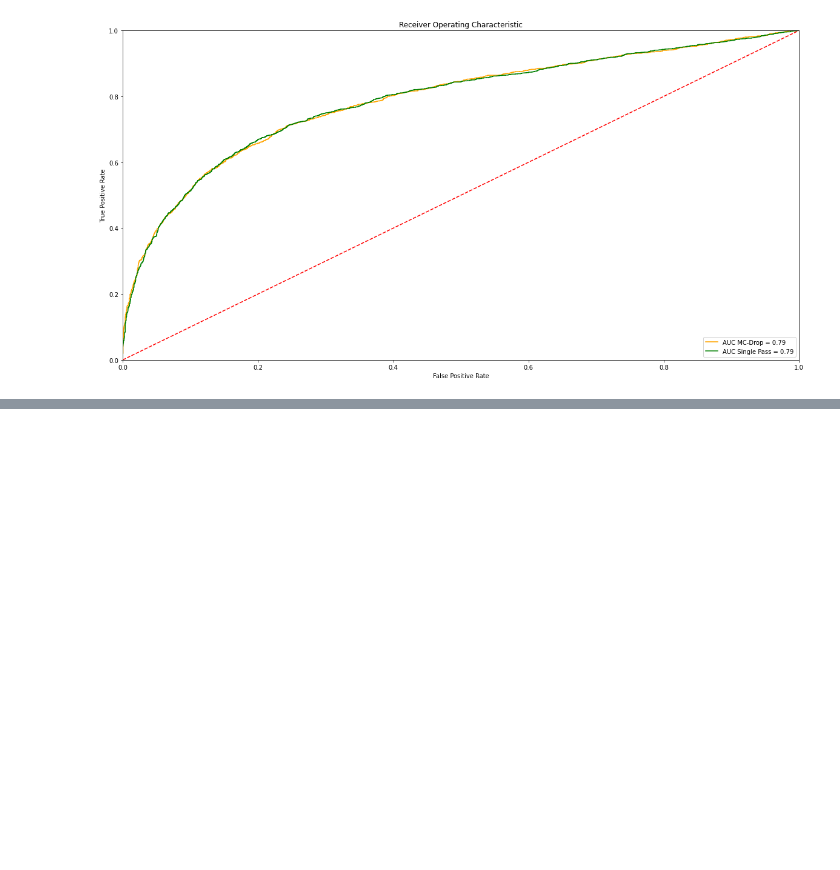
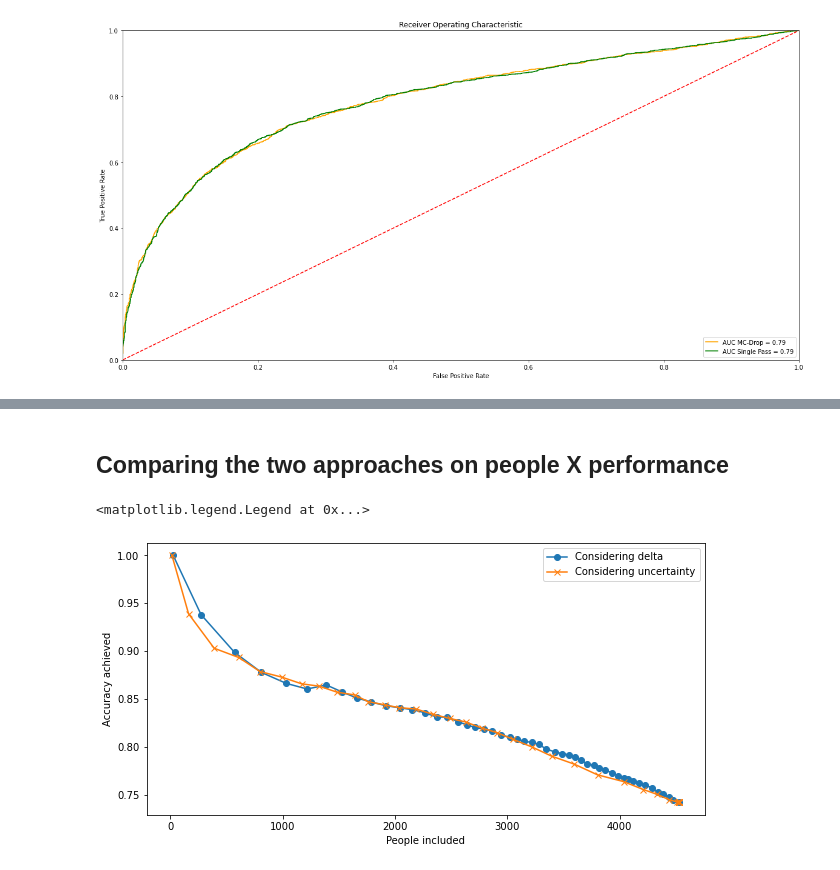
Before and after one commit to tighu20/adni_phenotypes, a Jupyter notebook: results/NACC_Results.ipynb, the cells around one changed output, grey strips where cells are left out. Cells and saved outputs as stored; diff of their text form; code cells hidden in the pictures; blank space fills up the shorter version.

```diff
--- a/results/NACC_Results.ipynb
+++ b/results/NACC_Results.ipynb
@@ -150,0 +227,12 @@ plt.close()
+# %% [markdown]
+## Comparing the two approaches on people X performance
+# %%
+plt.subplots(figsize=(10,5))
+plt.plot(people_delta, accs_delta, 'o-', label='Considering delta')
+plt.plot(people, accs, 'x-', label='Considering uncertainty')
+plt.xlabel('People included')
+plt.ylabel('Accuracy achieved')
+plt.legend()
+# %% [output]
+<matplotlib.legend.Legend at 0x...>
+[figure, added]
```
Also changed, not shown: parts of 11 cells of this notebook.
